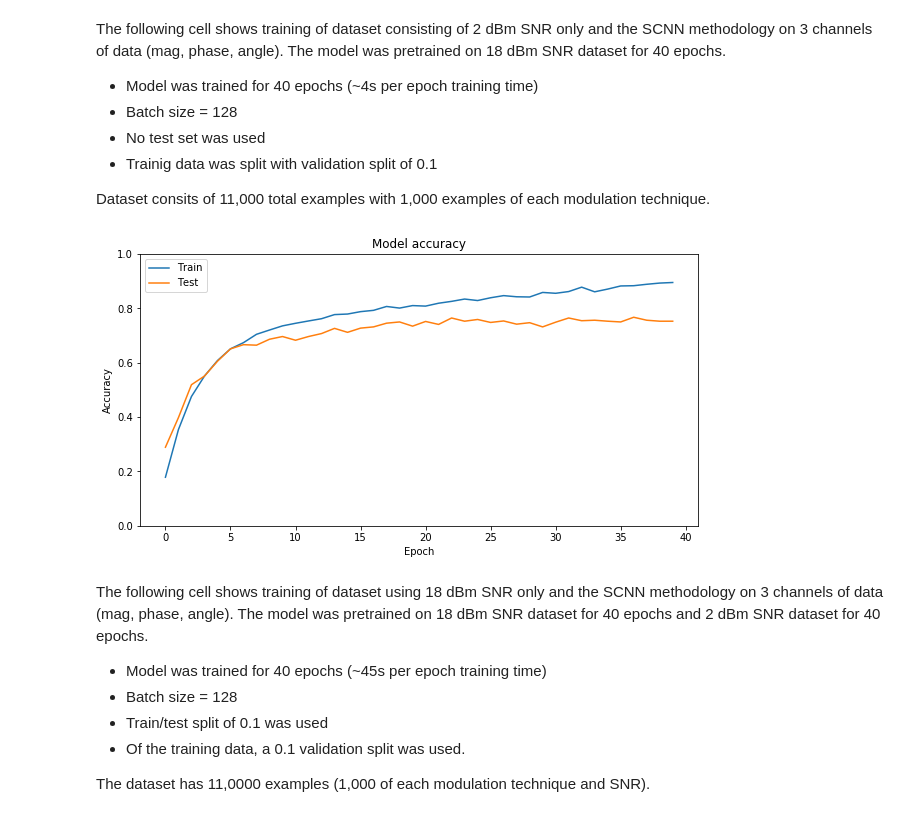
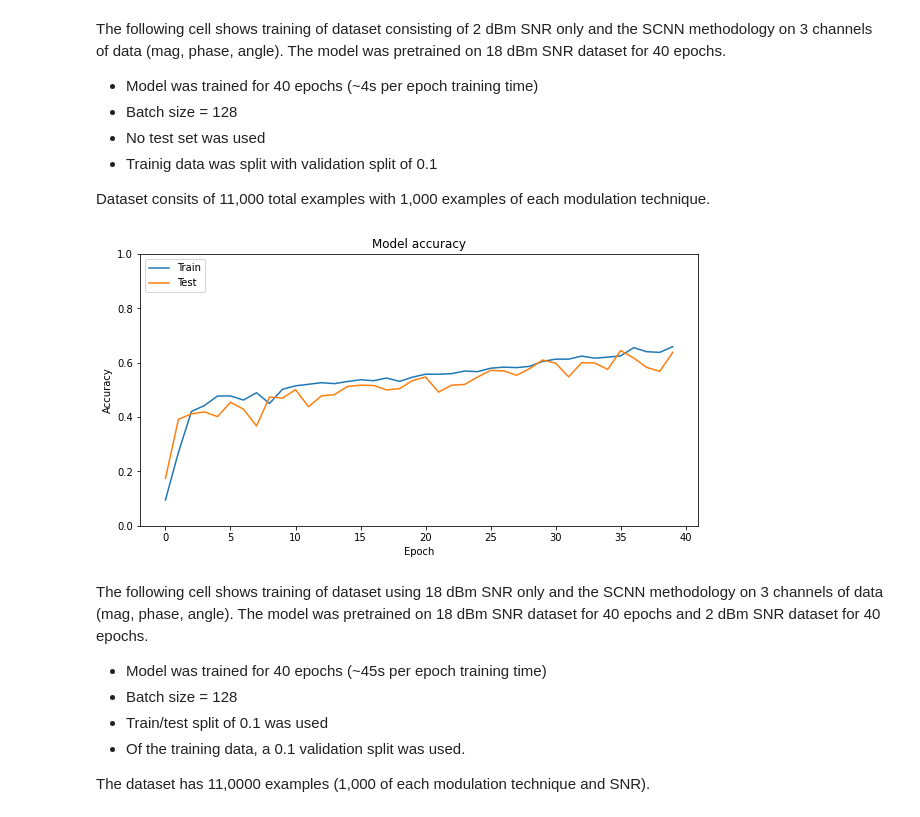
Before and after one commit to dfunni/complex-specgramCNN, a Jupyter notebook: notebooks/SpectrumCNN.ipynb, the cells around one changed output. Drawn from its saved outputs; the diff is of its cells as text; code cells hidden in the pictures.

```diff
--- a/notebooks/SpectrumCNN.ipynb
+++ b/notebooks/SpectrumCNN.ipynb
@@ -36,3 +42,5 @@ spec_dict = iq.from_pickle('spectrogram_dict_18_3c')
+# %%
+spec_dict = ut.from_pickle('../processed_data/spectrogram_dict_18_IQ')
 # %%
-X_train, y_train, X_test, y_test = iq.process_data(spec_dict, test_split=0.0, blur=False)
+X_train, y_train, X_test, y_test = preprocess.process_data(spec_dict, test_split=0.0, blur=False)
 # %%
@@ -81,7 +89,7 @@ _________________________________________________________________
 ## Train model
 Zeng et al does not discuss the size of batches used or if overfitting occured
 # %%
-history_SCNN2 = model.fit(X_train, y_train, batch_size=128, epochs=40, validation_split=0.1, verbose=1)
+history_IQ = model.fit(X_train, y_train, batch_size=128, epochs=40, validation_split=0.1, verbose=1)
 # %% [output]
 Train on 9900 samples, validate on 1100 samples
 Epoch 1/40
@@ -132,16 +140,16 @@ The following cell shows training of dataset consisting of 2 dBm SNR only and th
 
 Dataset consits of 11,000 total examples with 1,000 examples of each modulation technique.
 # %%
-plt.plot(history_SCNN2.history['accuracy'])
-plt.plot(history_SCNN2.history['val_accuracy'])
+plt.plot(history_IQ.history['accuracy'])
+plt.plot(history_IQ.history['val_accuracy'])
 plt.title('Model accuracy')
 plt.ylabel('Accuracy')
 plt.xlabel('Epoch')
 plt.ylim(0,1)
 plt.legend(['Train', 'Test'], loc='upper left')
 plt.show()
 # %% [output]
-[figure, old version]
+[figure, new version]
 # %% [markdown]
 The following cell shows training of dataset using 18 dBm SNR only and the SCNN methodology on 3 channels of data (mag, phase, angle). The model was pretrained on 18 dBm SNR dataset for 40 epochs and 2 dBm SNR dataset for 40 epochs.
 
```
Also changed, not shown: parts of 8 cells of this notebook, 8 other files.
